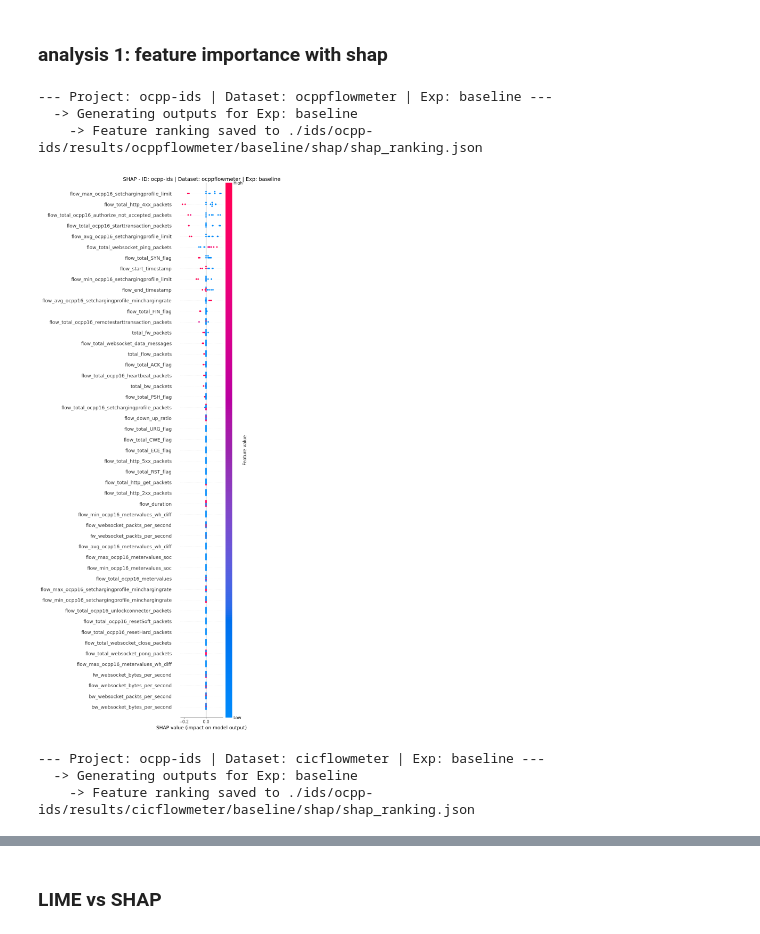
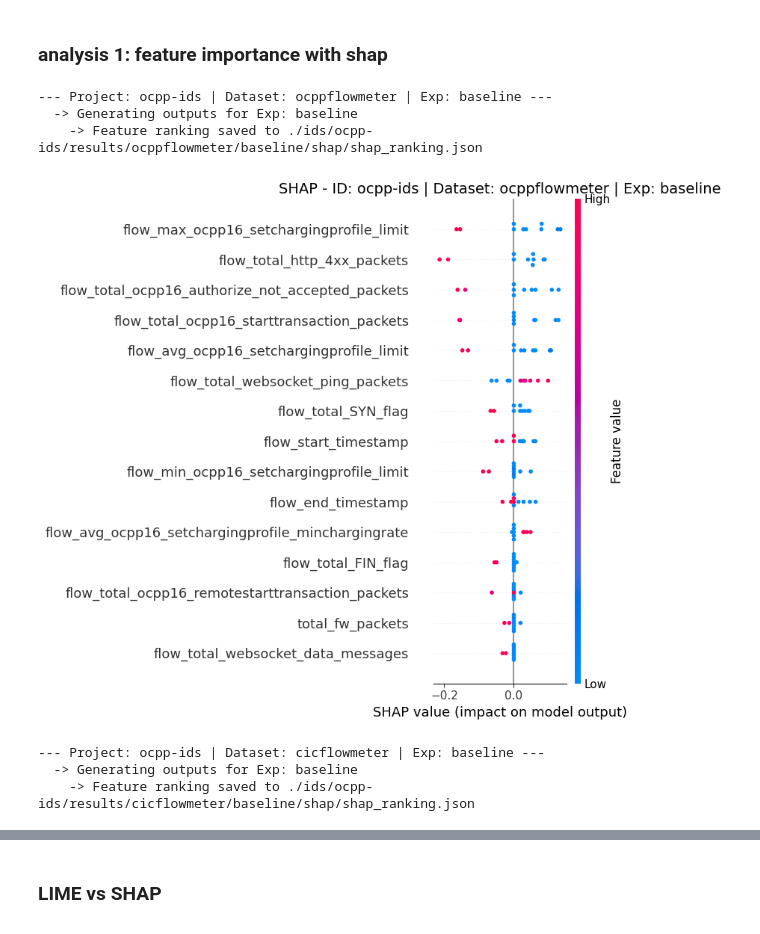
Before and after one commit to th-duvanel/ids-explainability, a Jupyter notebook: analysis.ipynb, the cells around one changed output, grey strips where cells are left out. Drawn from its saved outputs; the diff is of its cells as text; code cells hidden in the pictures.

```diff
--- a/analysis.ipynb
+++ b/analysis.ipynb
@@ -94,35 +94,35 @@ for exp in experiments:
         sorted_features_shap_asc = [feature_names[i] for i in sorted_idx]
 
         plots_path = os.path.join(os.getcwd(), 'notebooks', 'plots', exp['ids'])
         os.makedirs(plots_path, exist_ok=True)
 
         out_file = os.path.join(exp['path'], 'shap', 'shap_ranking.json')
         with open(out_file, 'w') as f:
             json.dump(sorted_features_shap_asc, f, indent=2)
         print(f"    -> Feature ranking saved to {out_file}")
 
         plt.figure()
         shap.summary_plot(
             shap_values_to_plot,
             data_samples,
             feature_names=feature_names,
             class_names=class_names,
             show=False,
-            max_display=len(feature_names)
+            max_display=15
         )
 
         plt.title(f"SHAP - ID: {exp['ids']} | Dataset: {exp['dataset']} | Exp: {exp['type']}", fontsize=14)
         plt.tight_layout()
         plt.savefig(os.path.join(plots_path, f"shap_{exp['type']}_{exp['dataset']}.png"))
         plt.show()
 
     except Exception as e:
         print(f"    WARNING: Failed to process {shap_file}. Error: {e}")
 # %% [output]
 --- Project: ocpp-ids | Dataset: ocppflowmeter | Exp: baseline ---
   -> Generating outputs for Exp: baseline
     -> Feature ranking saved to ./ids/ocpp-ids/results/ocppflowmeter/baseline/shap/shap_ranking.json
-[figure, old version]
+[figure, new version]
 --- Project: ocpp-ids | Dataset: cicflowmeter | Exp: baseline ---
   -> Generating outputs for Exp: baseline
     -> Feature ranking saved to ./ids/ocpp-ids/results/cicflowmeter/baseline/shap/shap_ranking.json
```
Also changed, not shown: parts of 6 cells of this notebook, 33 other files.
